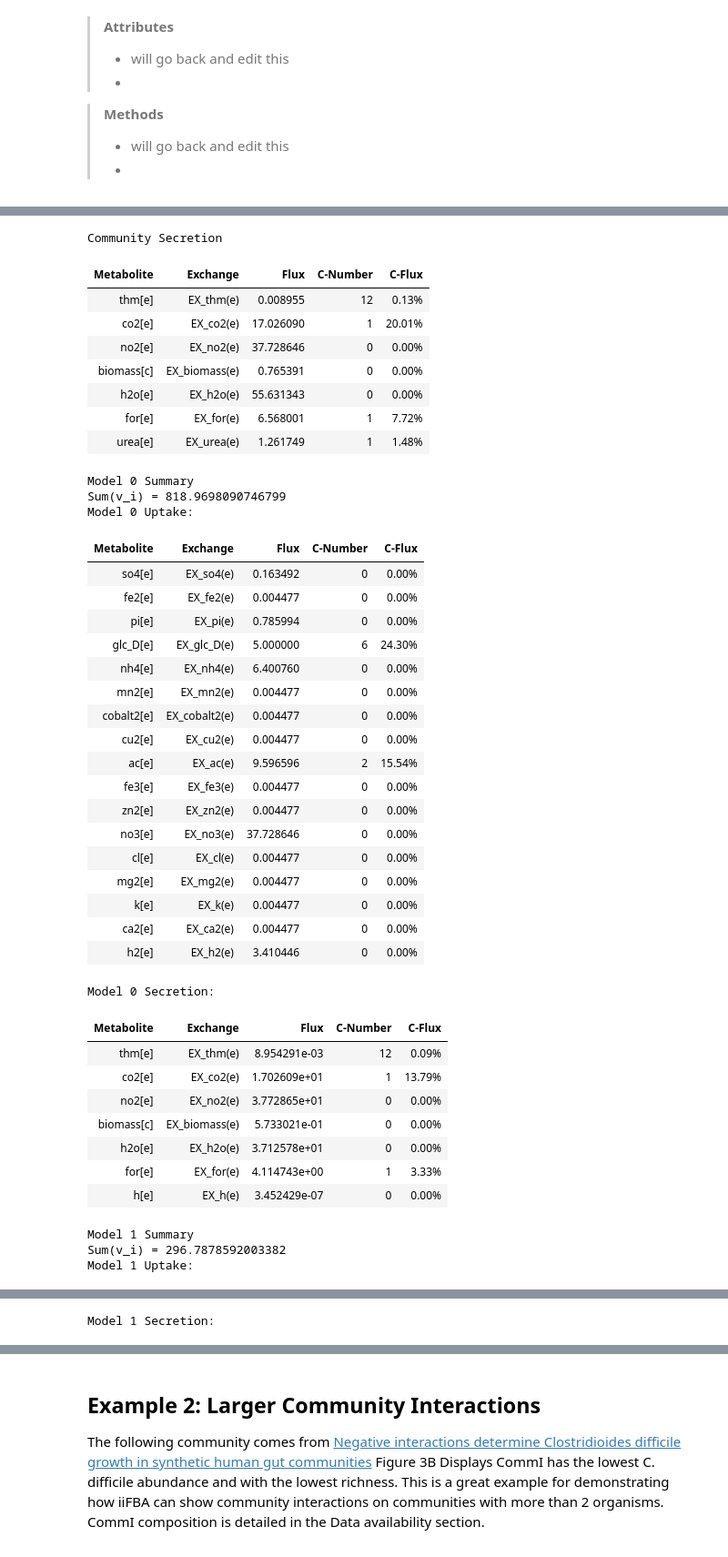
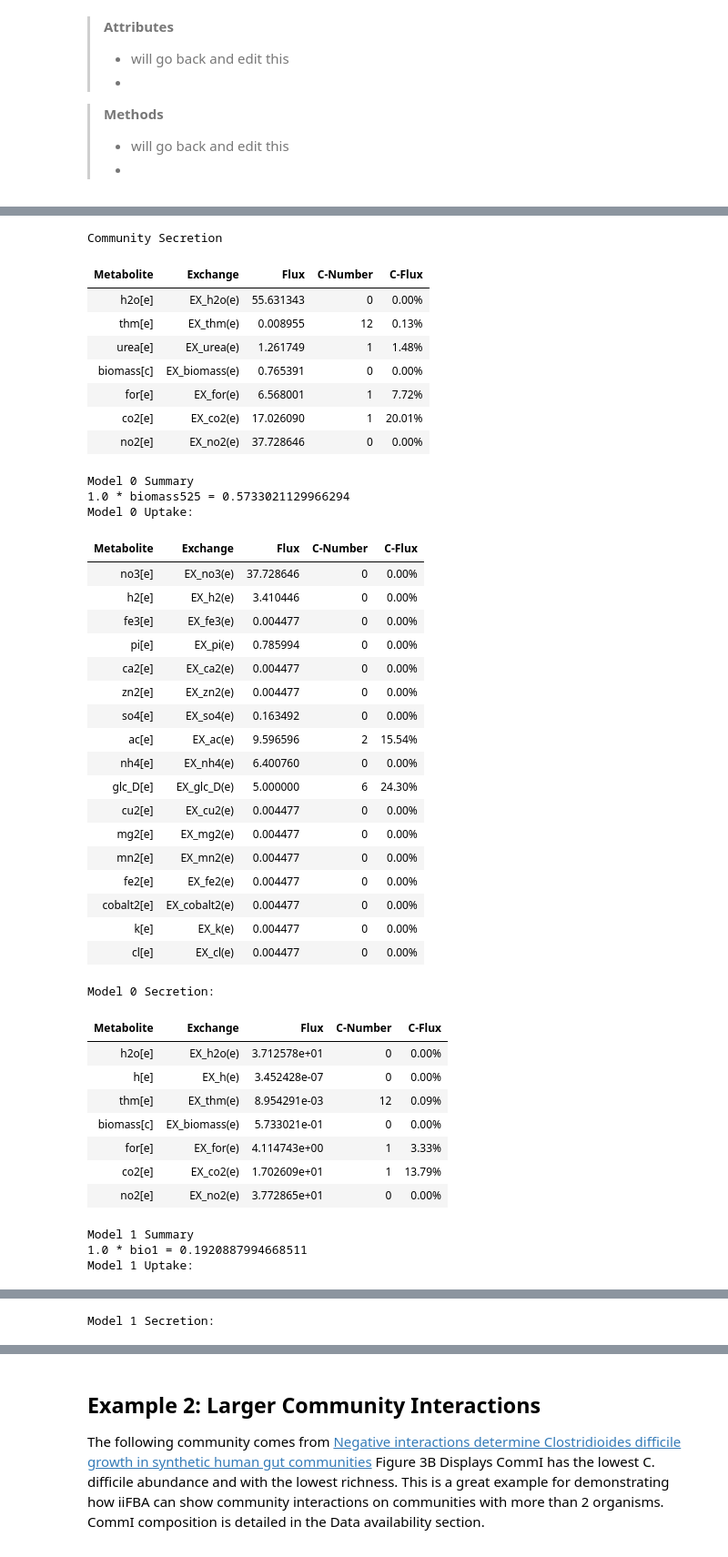
Before and after one commit to m-3-lab/iiFBA, a Jupyter notebook: Examples/iifba_utilization.ipynb, the cells around one changed output, grey strips where cells are left out. Shown: that part at 91% size. Drawn from its saved outputs; the diff is of its cells as text; code cells hidden in the pictures.

```diff
--- a/Examples/iifba_utilization.ipynb
+++ b/Examples/iifba_utilization.ipynb
@@ -541,29 +550,3 @@ The following examples utilize AGORA2 models to understand how growth compares.
 - Escherichia coli str. K12 substr. MG1655 & Bacterioides thetaiotaomicron 3731
 	- [Download Escherichia_coli_str_K_12_substr_MG1655.mat Here](https://www.vmh.life/files/reconstructions/AGORA2/version2.01/mat_files/individual_reconstructions/Escherichia_coli_str_K_12_substr_MG1655.mat)
 	- [Download Bacteroides_thetaiotaomicron_3731.mat Here](https://www.vmh.life/files/reconstructions/AGORA2/version2.01/mat_files/individual_reconstructions/Bacteroides_thetaiotaomicron_3731.mat)
-# %%
-import cobra as cb
-import iifba
-
-EC_path = "AGORA2_Models/Escherichia_coli_str_K_12_substr_MG1655.mat"
-EC = cb.io.load_matlab_model(EC_path)
-
-BT_path = "AGORA2_Models/Bacteroides_thetaiotaomicron_3731.mat"
-BT = cb.io.load_matlab_model(BT_path)
-
-#example glucose minimal media
-min_med_ids_ex = ['EX_glc_D(e)','EX_so4(e)','EX_nh4(e)','EX_no3(e)','EX_pi(e)','EX_cys_L(e)',
-			'EX_mn2(e)','EX_cl(e)','EX_ca2(e)','EX_mg2(e)','EX_cu2(e)','EX_cobalt2(e)','EX_fe2(e)','EX_fe3(e)','EX_zn2(e)','EX_k(e)']
-# Define medium uptake flux bounds
-min_med_fluxes_ex = [-10,-100,-100,-100,-100,-100,
-					-100,-100,-100,-100,-100,-100,-100,-100,-100,-100]
-media = dict(zip(min_med_ids_ex, min_med_fluxes_ex))
-
-# initialize community
-community = iifba.Community([EC, BT], media,
-							iters=5,
-							objective="pfba",
-							early_stop=True,
-							v=True)
-# run iterations
-media_flux, org_flux = community.iifba() # you can also change some of the above parameters here
@@ -763,6 +652,6 @@ Community: Class representation for an iteration of an iiFBA community
 > -
 # %%
 # generate community summary
-community.summary()
+community.summarize()
 # %% [output]
 Community Summary (Cumulative through Iteration 4)
@@ -789,43 +678,43 @@ Community Uptake
 Community Secretion
 | Metabolite | Exchange | Flux | C-Number | C-Flux |
+| h2o[e] | EX_h2o(e) | 55.631343 | 0 | 0.00% |
 | thm[e] | EX_thm(e) | 0.008955 | 12 | 0.13% |
+| urea[e] | EX_urea(e) | 1.261749 | 1 | 1.48% |
+| biomass[c] | EX_biomass(e) | 0.765391 | 0 | 0.00% |
+| for[e] | EX_for(e) | 6.568001 | 1 | 7.72% |
 | co2[e] | EX_co2(e) | 17.026090 | 1 | 20.01% |
 | no2[e] | EX_no2(e) | 37.728646 | 0 | 0.00% |
-| biomass[c] | EX_biomass(e) | 0.765391 | 0 | 0.00% |
-| h2o[e] | EX_h2o(e) | 55.631343 | 0 | 0.00% |
-| for[e] | EX_for(e) | 6.568001 | 1 | 7.72% |
-| urea[e] | EX_urea(e) | 1.261749 | 1 | 1.48% |
 Model 0 Summary
-Sum(v_i) = 818.9698090746799
+1.0 * biomass525 = 0.5733021129966294
 Model 0 Uptake:
 | Metabolite | Exchange | Flux | C-Number | C-Flux |
+| no3[e] | EX_no3(e) | 37.728646 | 0 | 0.00% |
+| h2[e] | EX_h2(e) | 3.410446 | 0 | 0.00% |
+| fe3[e] | EX_fe3(e) | 0.004477 | 0 | 0.00% |
+| pi[e] | EX_pi(e) | 0.785994 | 0 | 0.00% |
+| ca2[e] | EX_ca2(e) | 0.004477 | 0 | 0.00% |
+| zn2[e] | EX_zn2(e) | 0.004477 | 0 | 0.00% |
 | so4[e] | EX_so4(e) | 0.163492 | 0 | 0.00% |
+| ac[e] | EX_ac(e) | 9.596596 | 2 | 15.54% |
+| nh4[e] | EX_nh4(e) | 6.400760 | 0 | 0.00% |
+| glc_D[e] | EX_glc_D(e) | 5.000000 | 6 | 24.30% |
+| cu2[e] | EX_cu2(e) | 0.004477 | 0 | 0.00% |
+| mg2[e] | EX_mg2(e) | 0.004477 | 0 | 0.00% |
+| mn2[e] | EX_mn2(e) | 0.004477 | 0 | 0.00% |
 | fe2[e] | EX_fe2(e) | 0.004477 | 0 | 0.00% |
-| pi[e] | EX_pi(e) | 0.785994 | 0 | 0.00% |
-| glc_D[e] | EX_glc_D(e) | 5.000000 | 6 | 24.30% |
-| nh4[e] | EX_nh4(e) | 6.400760 | 0 | 0.00% |
-| mn2[e] | EX_mn2(e) | 0.004477 | 0 | 0.00% |
 | cobalt2[e] | EX_cobalt2(e) | 0.004477 | 0 | 0.00% |
-| cu2[e] | EX_cu2(e) | 0.004477 | 0 | 0.00% |
-| ac[e] | EX_ac(e) | 9.596596 | 2 | 15.54% |
-| fe3[e] | EX_fe3(e) | 0.004477 | 0 | 0.00% |
-| zn2[e] | EX_zn2(e) | 0.004477 | 0 | 0.00% |
-| no3[e] | EX_no3(e) | 37.728646 | 0 | 0.00% |
+| k[e] | EX_k(e) | 0.004477 | 0 | 0.00% |
 | cl[e] | EX_cl(e) | 0.004477 | 0 | 0.00% |
-| mg2[e] | EX_mg2(e) | 0.004477 | 0 | 0.00% |
-| k[e] | EX_k(e) | 0.004477 | 0 | 0.00% |
-| ca2[e] | EX_ca2(e) | 0.004477 | 0 | 0.00% |
-| h2[e] | EX_h2(e) | 3.410446 | 0 | 0.00% |
 Model 0 Secretion:
 | Metabolite | Exchange | Flux | C-Number | C-Flux |
+| h2o[e] | EX_h2o(e) | 3.712578e+01 | 0 | 0.00% |
+| h[e] | EX_h(e) | 3.452428e-07 | 0 | 0.00% |
 | thm[e] | EX_thm(e) | 8.954291e-03 | 12 | 0.09% |
+| biomass[c] | EX_biomass(e) | 5.733021e-01 | 0 | 0.00% |
+| for[e] | EX_for(e) | 4.114743e+00 | 1 | 3.33% |
 | co2[e] | EX_co2(e) | 1.702609e+01 | 1 | 13.79% |
 | no2[e] | EX_no2(e) | 3.772865e+01 | 0 | 0.00% |
-| biomass[c] | EX_biomass(e) | 5.733021e-01 | 0 | 0.00% |
-| h2o[e] | EX_h2o(e) | 3.712578e+01 | 0 | 0.00% |
-| for[e] | EX_for(e) | 4.114743e+00 | 1 | 3.33% |
-| h[e] | EX_h(e) | 3.452429e-07 | 0 | 0.00% |
 Model 1 Summary
-Sum(v_i) = 296.7878592003382
+1.0 * bio1 = 0.1920887994668511
 Model 1 Uptake:
 | Metabolite | Exchange | Flux | C-Number | C-Flux |
```
Also changed, not shown: parts of 18 cells of this notebook, 2 other files.
